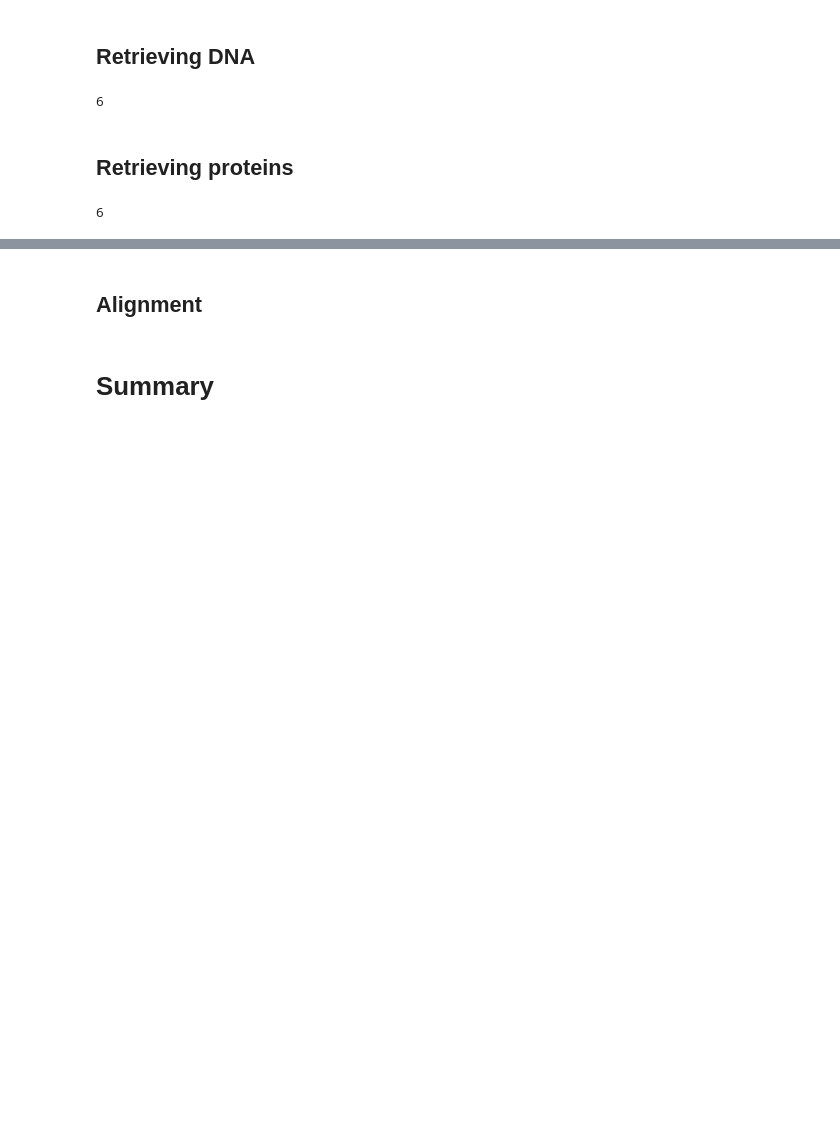
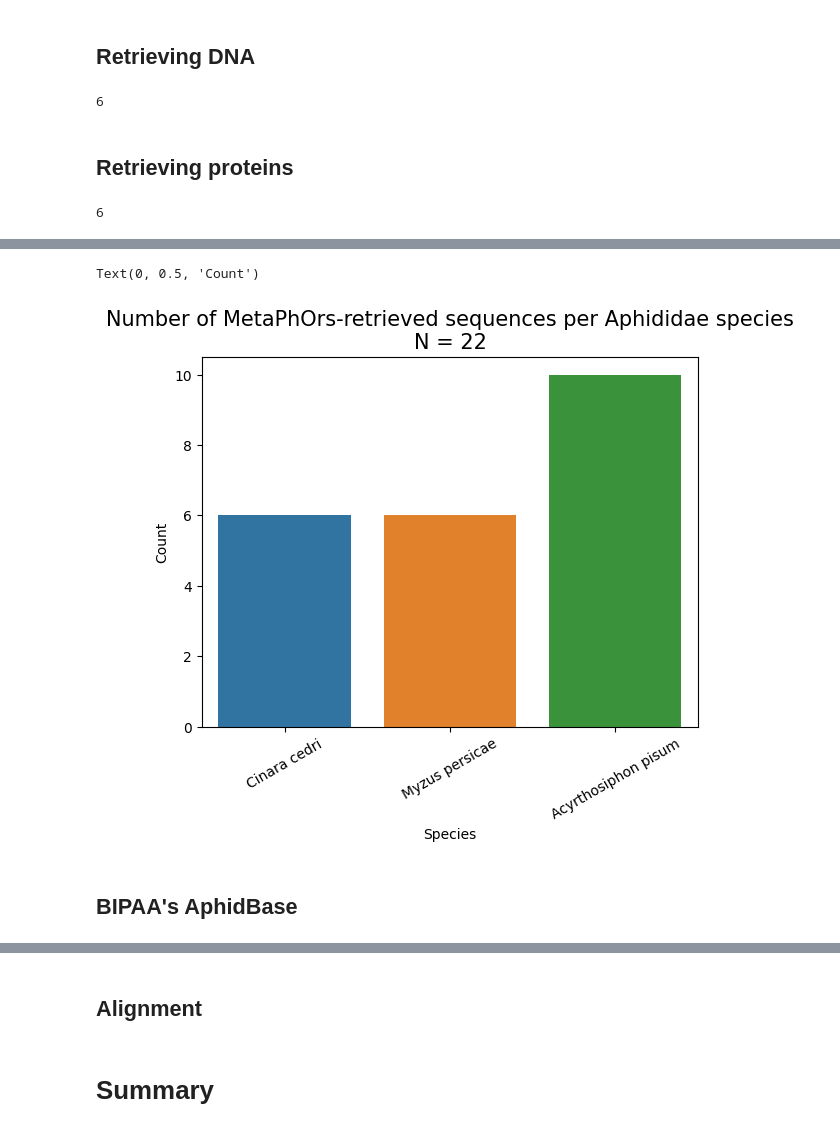
Before and after one commit to elian-stz/StylED_internship, a Jupyter notebook: xplore.ipynb, the cells around one changed output, grey strips where cells are left out. Cells and saved outputs as stored; diff of their text form; code cells hidden in the pictures; blank space fills up the shorter version.

```diff
--- a/xplore.ipynb
+++ b/xplore.ipynb
@@ -88,17 +110,19 @@ hit_ids = [] # stores all returned protein's IDs
 for stylin in NCBI_protein_ID :
     result_handle = NCBIWWW.qblast(program = "blastp",
                                    database = "nr",
-                                   sequence = stylin, # try with \n instead of comma
+                                   sequence = stylin,
                                    entrez_query = "Aphididae[Organism]",
-                                   expect = 0.05,
+                                   expect = 0.01,
                                    gapcosts = "11 1",
-                                   hitlist_size = 200
+                                   hitlist_size = 250,
+                                   word_size = 3,
+                                   matrix_name = "BLOSUM62"
                                   )
     blast_records = NCBIXML.parse(result_handle)
     for blast_record in blast_records :
         for alignment in blast_record.alignments :
             if alignment.hit_id not in hit_ids :
-                hit_ids.append(alignment.hit_id)
+                hit_ids.append(alignment.hit_id) # append all HSP IDs
     with open(f"{stylin}_protein_blast.xml", "w") as fd :
         fd.write(result_handle.read()) # write a file with all BLAST results appended. Doesn't work, file's empty
     result_handle.close()
@@ -159,0 +182,21 @@ with open("../metaphors/stylin_orthologs_aphididae.metaphors.fasta") as fd :
+# %%
+speciesCounter = {}
+with open("../metaphors/stylin_orthologs_aphididae.metaphors.fasta") as fd :
+    for line in fd :
+        for key in re.findall("\[(.*)\]", line) :
+            if key not in speciesCounter :
+                speciesCounter[key] = 1
+            else :
+                speciesCounter[key] += 1
+plot = sns.barplot(x = list(speciesCounter.keys()),
+                   y = list(speciesCounter.values())
+                  )
+plot.set_xticklabels(plot.get_xticklabels(), rotation = 30)
+plot.set_title("Number of MetaPhOrs-retrieved sequences per Aphididae species\nN = 22", size = 15)
+plot.set_xlabel("Species")
+plot.set_ylabel("Count")
+# %% [output]
+Text(0, 0.5, 'Count')
+[figure, added]
+# %% [markdown]
+## BIPAA's AphidBase
```
Also changed, not shown: parts of 19 cells of this notebook.
